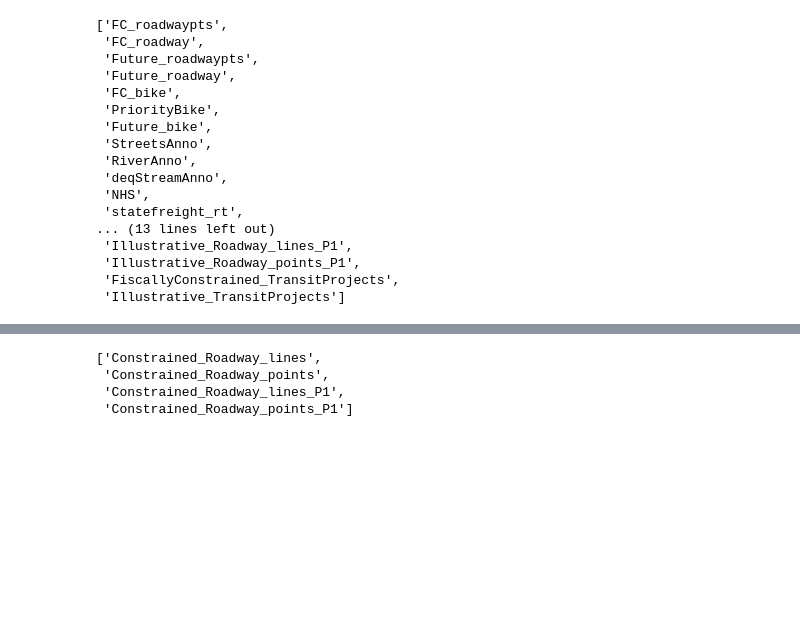
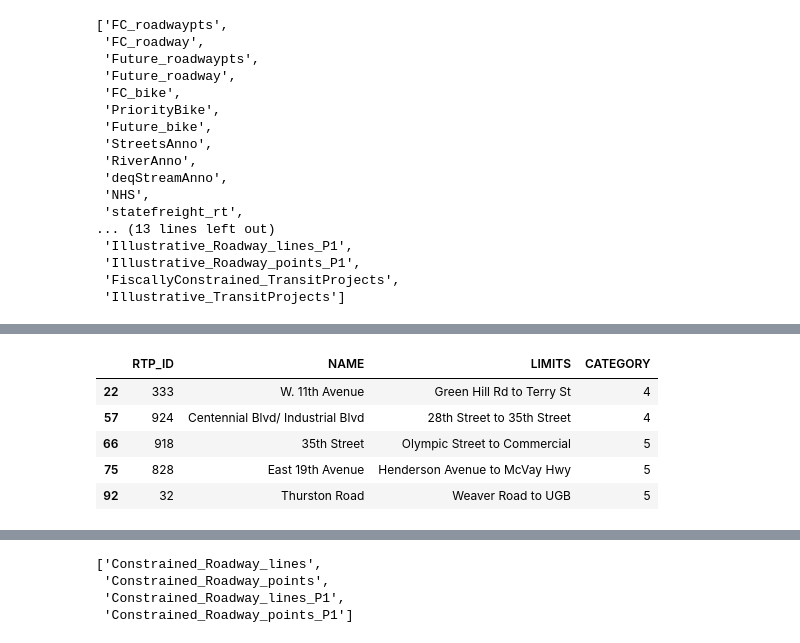
Before and after one commit to dongmeic/RTP, a Jupyter notebook: projlist/2.review_RTP_maps_2040.ipynb, the cells around one changed output, grey strips where cells are left out. Saved outputs shown, nothing was run; the diff lists cells and outputs as text; code cells hidden in the pictures; blank space fills up the shorter version.

```diff
--- a/projlist/2.review_RTP_maps_2040.ipynb
+++ b/projlist/2.review_RTP_maps_2040.ipynb
@@ -62,0 +113,10 @@ gdf.shape
+# %%
+# Constrained_Roadway_lines
+gdf[gdf.RTP_ID.isin(IDs)][['RTP_ID', 'NAME', 'LIMITS', 'CATEGORY']]
+# %% [output]
+|  | RTP_ID | NAME | LIMITS | CATEGORY |
+| 22 | 333 | W. 11th Avenue | Green Hill Rd to Terry St | 4 |
+| 57 | 924 | Centennial Blvd/ Industrial Blvd | 28th Street to 35th Street | 4 |
+| 66 | 918 | 35th Street | Olympic Street to Commercial | 5 |
+| 75 | 828 | East 19th Avenue | Henderson Avenue to McVay Hwy | 5 |
+| 92 | 32 | Thurston Road | Weaver Road to UGB | 5 |
```
Also changed, not shown: parts of 10 cells of this notebook, 2 other files.
